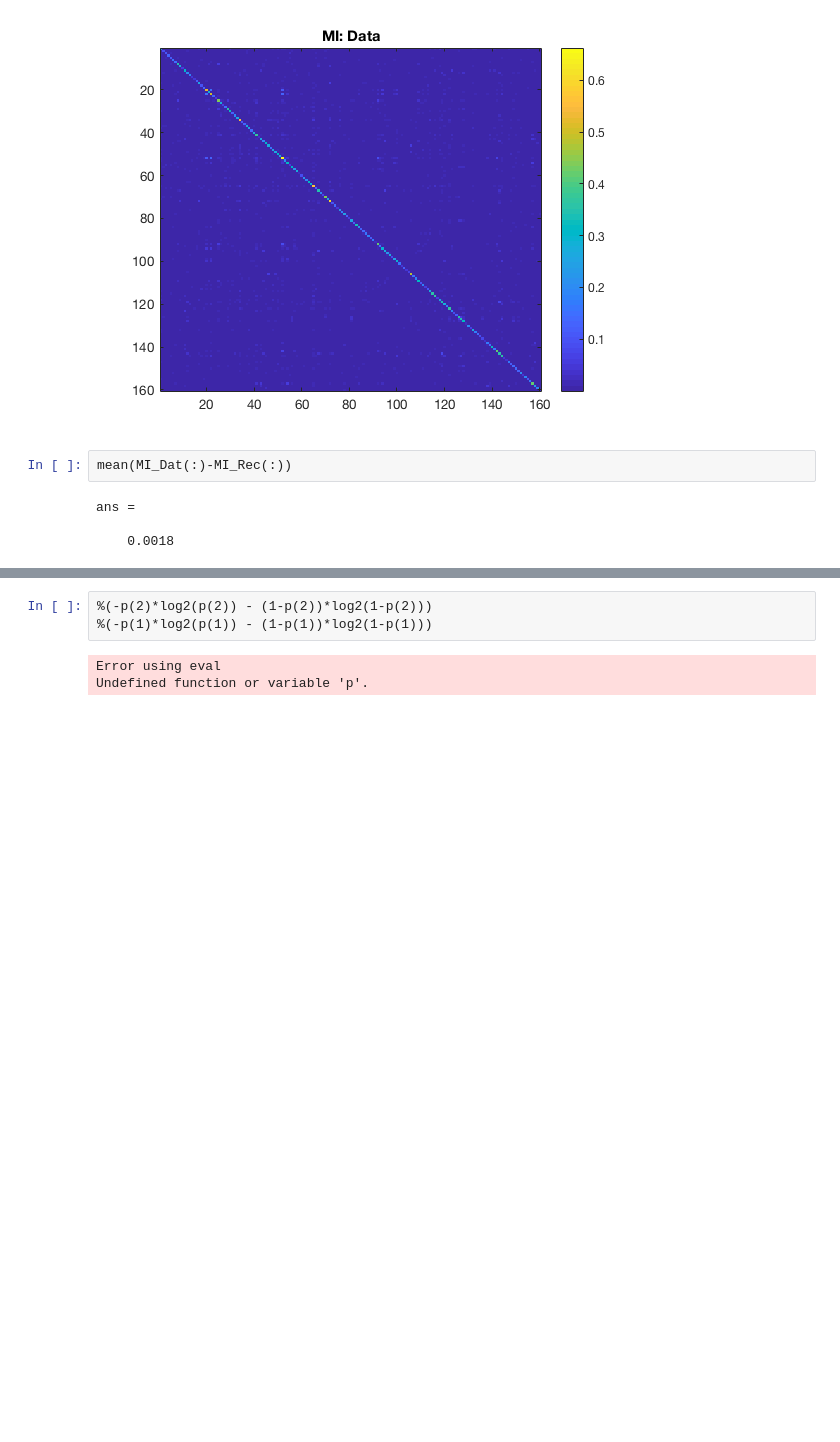
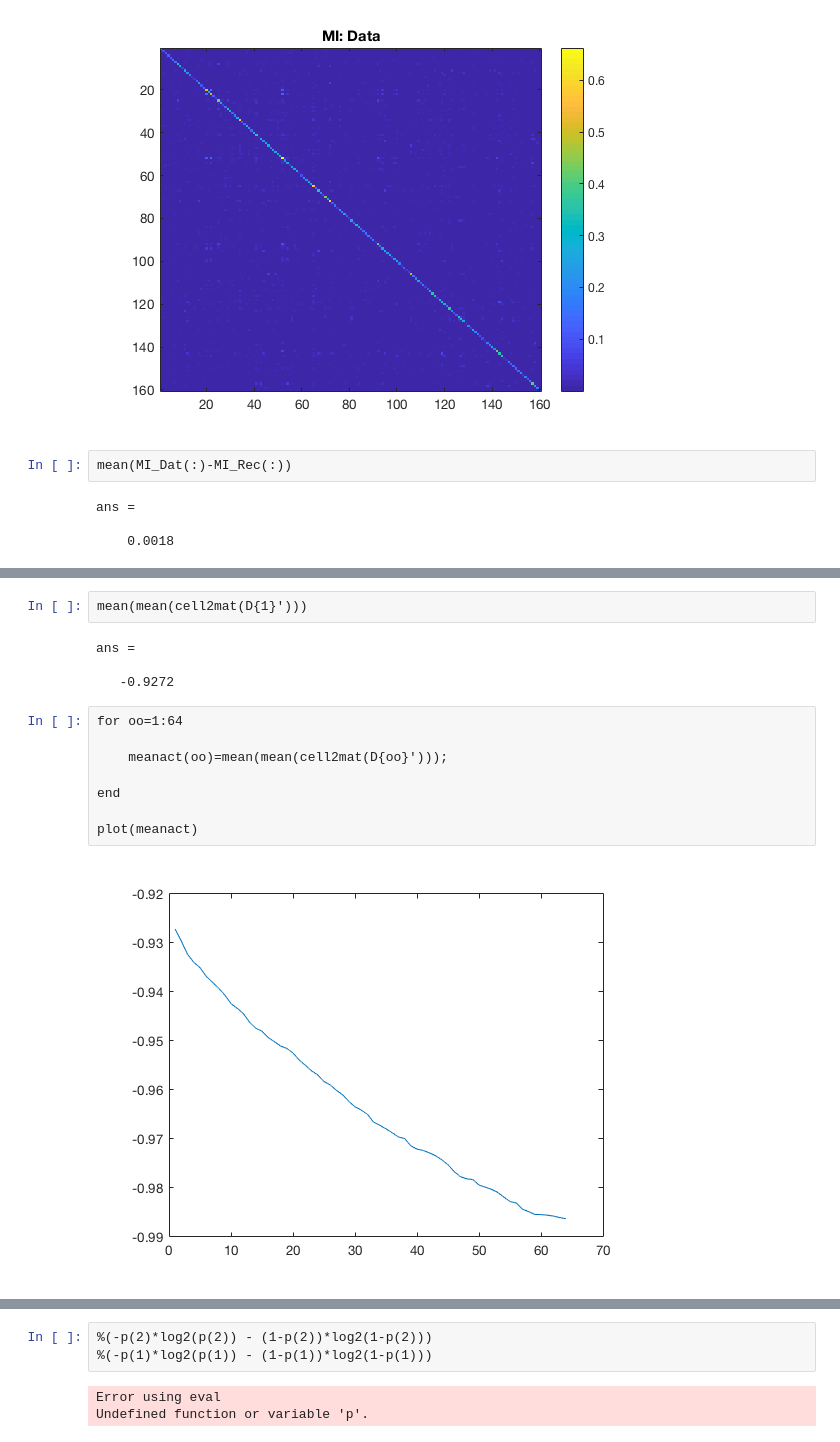
Before and after one commit to jlnatal/CGProj, a Jupyter notebook: CGpipeline_.ipynb, the cells around one changed output, grey strips where cells are left out. Cells and saved outputs as stored; diff of their text form; blank space fills up the shorter version.

```diff
--- a/CGpipeline_.ipynb
+++ b/CGpipeline_.ipynb
@@ -667,0 +733,16 @@ ans =
+# %%
+mean(mean(cell2mat(D{1}')))
+# %% [output]
+ans =
+
+   -0.9272
+# %%
+for oo=1:64
+
+    meanact(oo)=mean(mean(cell2mat(D{oo}')));
+
+end
+
+plot(meanact)
+# %% [output]
+[figure, added]
```
Also changed, not shown: parts of 24 cells of this notebook.
